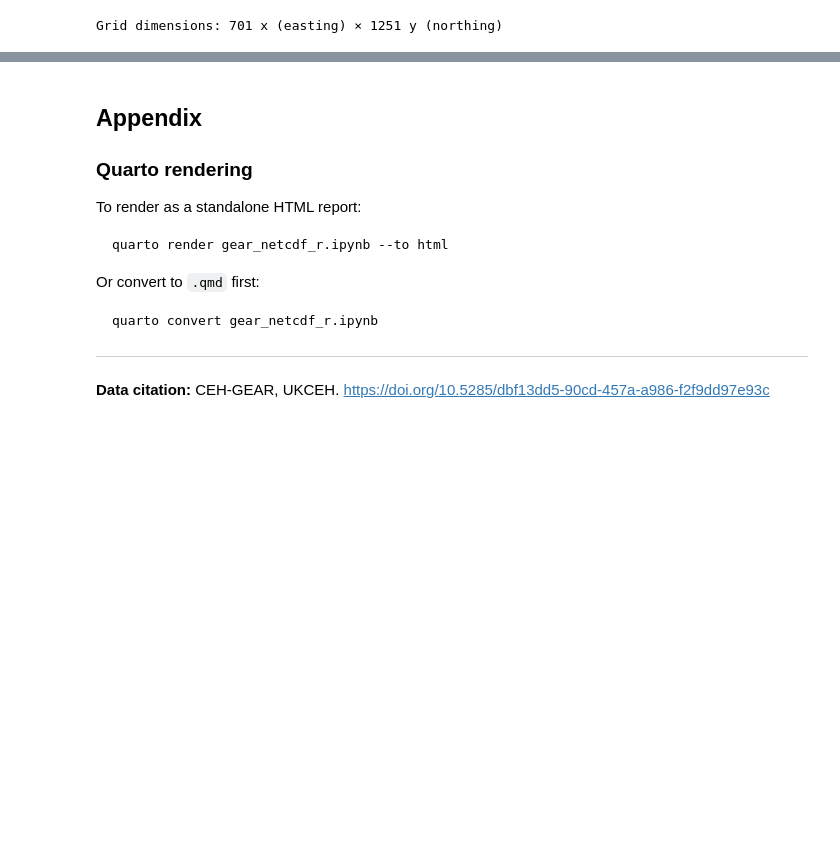
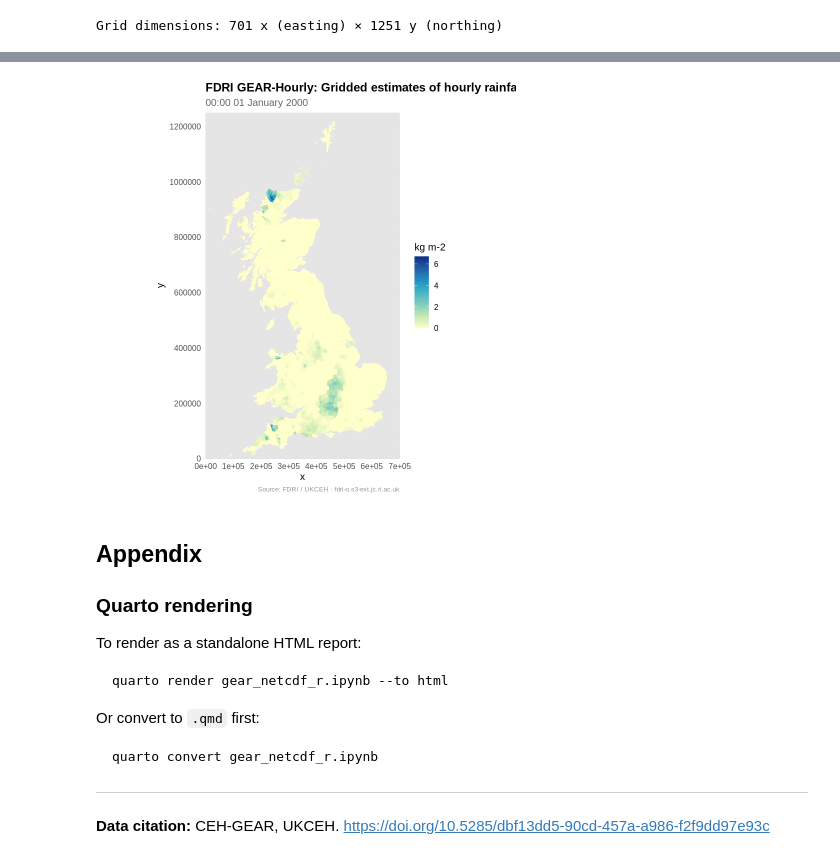
Before and after one commit to NERC-CEH/fdri-gridded-notebooks, a Jupyter notebook: gear_netcdf_r.ipynb, the cells around one changed output, grey strips where cells are left out. Drawn from its saved outputs; the diff is of its cells as text; code cells hidden in the pictures; blank space fills up the shorter version.

```diff
--- a/gear_netcdf_r.ipynb
+++ b/gear_netcdf_r.ipynb
@@ -309,3 +365,49 @@ ERROR: Error in rev(grid, margin = 1): unused argument (margin = 1)
+# %%
+# ── Build long-format data frame for ggplot2 ──────────────────────────────────
+map_df <- expand.grid(x = x, y = y)
+map_df$value <- as.vector(grid)
+
+# Get GB/Ireland coastline for overlay
+gb <- ne_countries(country = c("United Kingdom", "Ireland"),
+                   scale = "medium", returnclass = "sf")
+
+# Clip to the dataset's geographic extent
+x_range <- range(x)
+y_range <- range(y)
+
+p_map <- ggplot() +
+  geom_raster(data = map_df,
+              aes(x = x, y = y, fill = value), na.rm = TRUE) +
+  scale_fill_distiller(
+    palette  = "YlGnBu",
+    direction = 1,
+    name     = units,
+    na.value = "grey90",
+    labels   = scales::comma
+  ) +
+  coord_sf(
+    xlim = x_range,
+    ylim = y_range,
+    expand = FALSE
+  ) +
+  labs(
+    title    = paste("FDRI GEAR-Hourly:", longname),
+    subtitle = format(datetimes[t_index], "%H:%M %d %B %Y"),
+    x = "x", y = "y",
+    caption  = "Source: FDRI / UKCEH · fdri-o.s3-ext.jc.rl.ac.uk"
+  ) +
+  theme_minimal(base_size = 12) +
+  theme(
+    plot.title    = element_text(face = "bold"),
+    plot.subtitle = element_text(colour = "grey40"),
+    legend.position = "right",
+    panel.grid    = element_line(colour = "grey80", linewidth = 0.2),
+    plot.caption  = element_text(colour = "grey60", size = 8)
+  )
+
+print(p_map)
+# %% [output]
+[figure, added]
 # %% [markdown]
 ## Appendix
 
```
Also changed, not shown: parts of 7 cells of this notebook.
